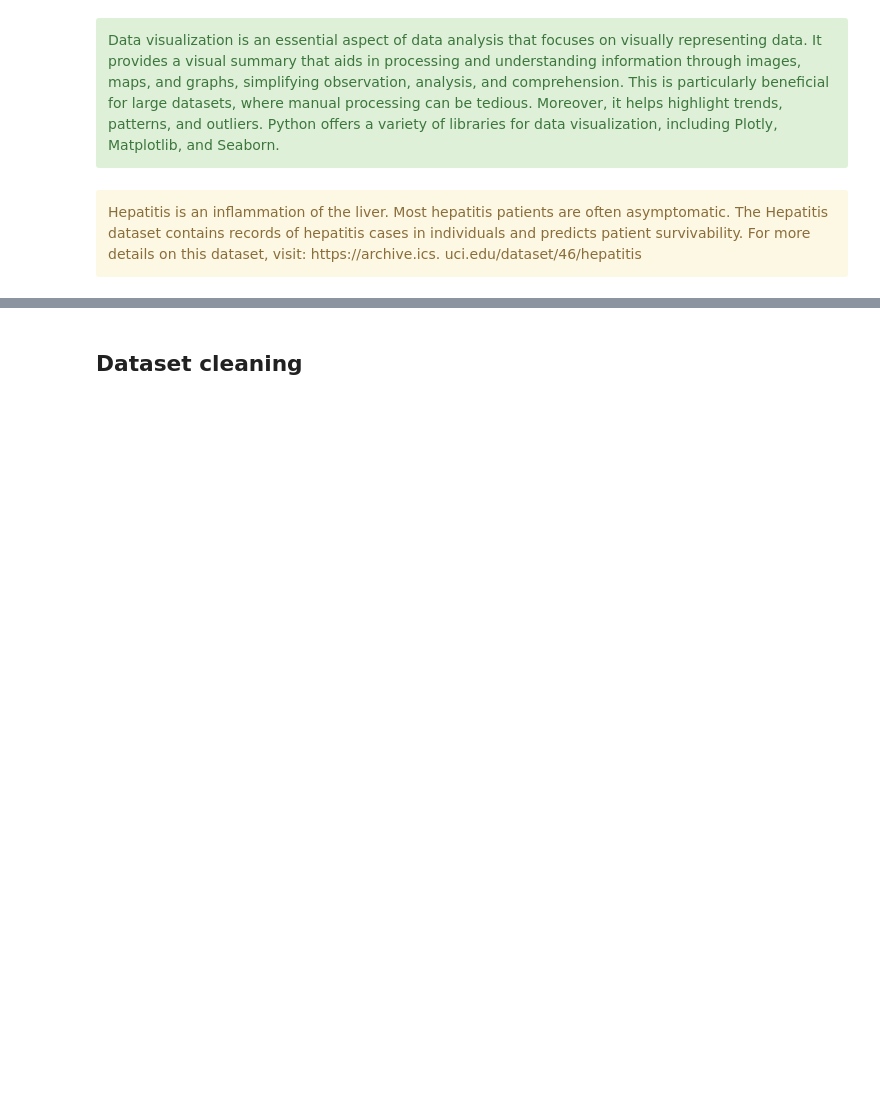
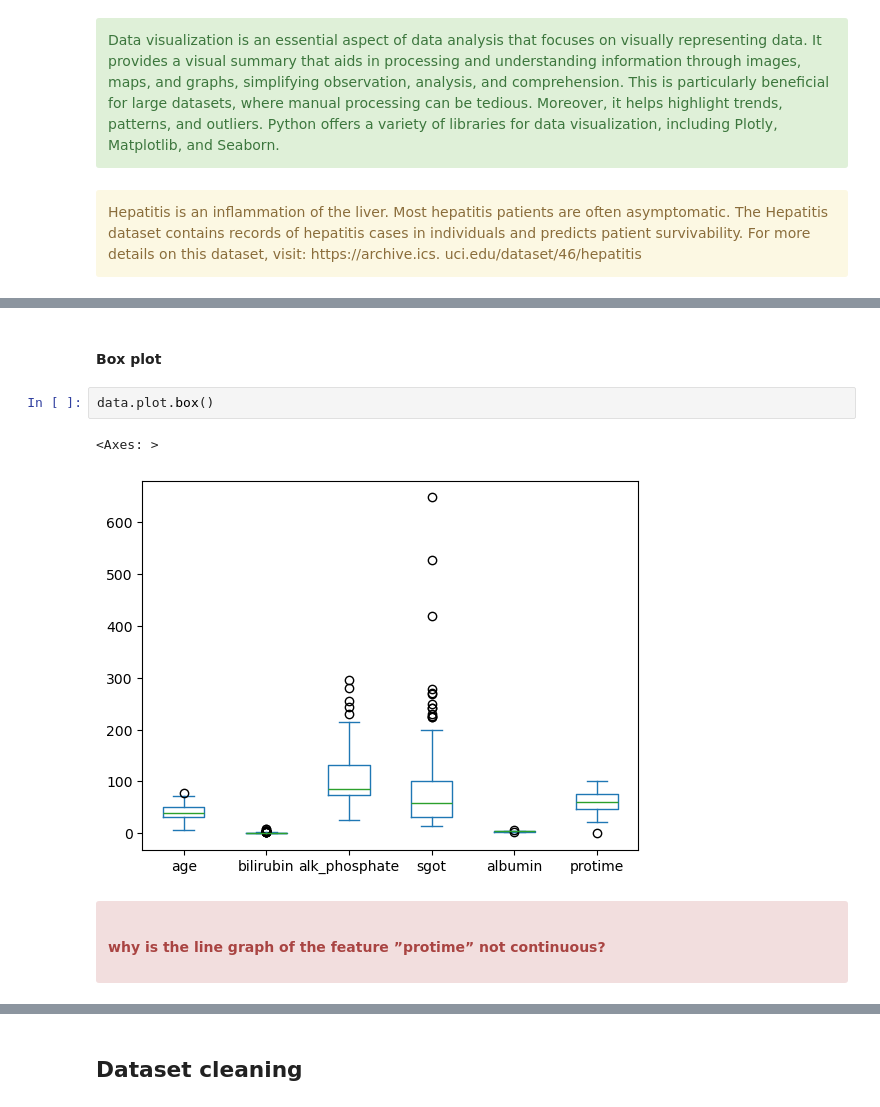
Before and after one commit to SenhadjiMSaid/ML-IASD-2CS-ESI-SBA, a Jupyter notebook: TP2/TP2.ipynb, the cells around one changed output, grey strips where cells are left out. Cells and saved outputs as stored; diff of their text form; blank space fills up the shorter version.

```diff
--- a/TP2/TP2.ipynb
+++ b/TP2/TP2.ipynb
@@ -35,3 +168,14 @@ feature ”protime” not continuous?
+# %% [markdown]
+#### Box plot
+# %%
+data.plot.box()
+# %% [output]
+<Axes: >
+[figure, added]
+# %% [markdown]
+<div class="alert alert-block alert-danger">
+<h4>why is the line graph of the feature ”protime” not continuous?</h4>
+</div>
 # %% [markdown]
 <b>A standard deviation (or σ) </b> is a measure of how dispersed the data is in relation to the mean.
 
```
Also changed, not shown: parts of 40 cells of this notebook, 4 other files.
